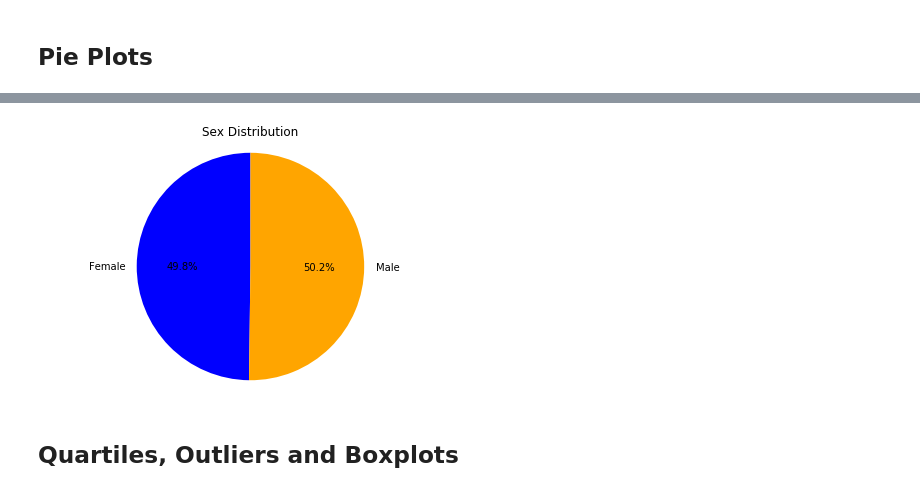
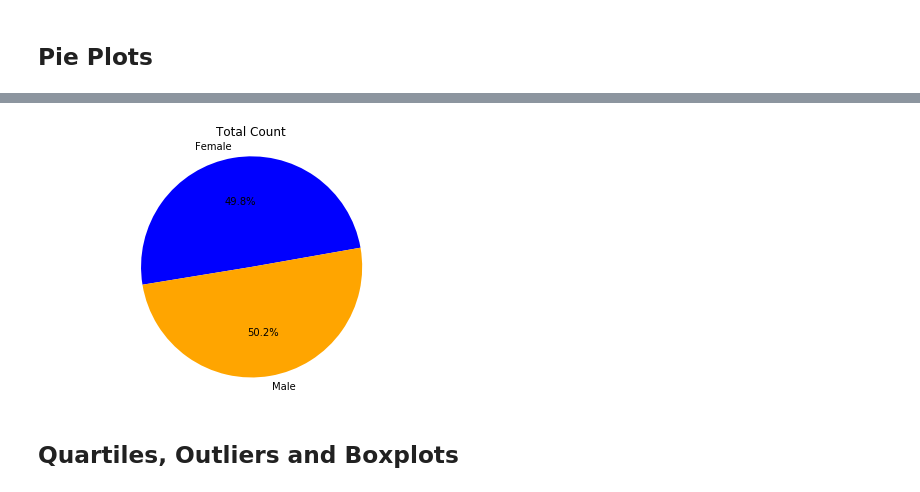
Before and after one commit to Altsa24/homework5, a Jupyter notebook: pymaceuticals_starter.ipynb, the cells around one changed output, grey strips where cells are left out. Saved outputs shown, nothing was run; the diff lists cells and outputs as text; code cells hidden in the pictures.

```diff
--- a/pymaceuticals_starter.ipynb
+++ b/pymaceuticals_starter.ipynb
@@ -197,19 +198,19 @@ gender_group_red.plot.pie(y='Total Count',figsize=(5,5), colors = colors, starta
 # %%
 # Generate a pie plot showing the distribution of female versus male mice using pyplot
 gender_plt = gender_count.groupby(["Sex"], as_index=False).count()
 gender_plt=gender_plt.rename(columns={"Mouse ID": "Total Count"})
 
-plt.pie(gender_plt['Total Count'],labels=gender_plt['Sex'],shadow=False,colors=colors,startangle=90,autopct='%1.1f%%')
+plt.pie(gender_plt['Total Count'],labels=gender_plt['Sex'],colors=colors,startangle=10,autopct='%1.1f%%')
 
 # View the plot drop above
 plt.axis('equal')
-plt.title("Sex Distribution")
+plt.title("Total Count")
 
 # View the plot
 plt.tight_layout()
 plt.show()
 # %% [output]
-[figure, old version]
+[figure, new version]
 # %% [markdown]
 ## Quartiles, Outliers and Boxplots
 # %%
```
Also changed, not shown: parts of 7 cells of this notebook.
